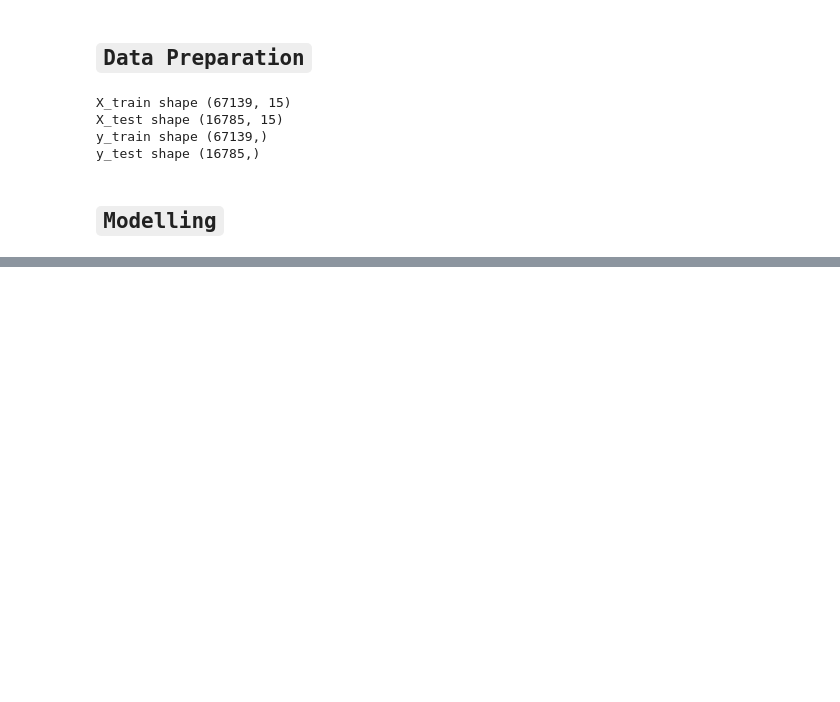
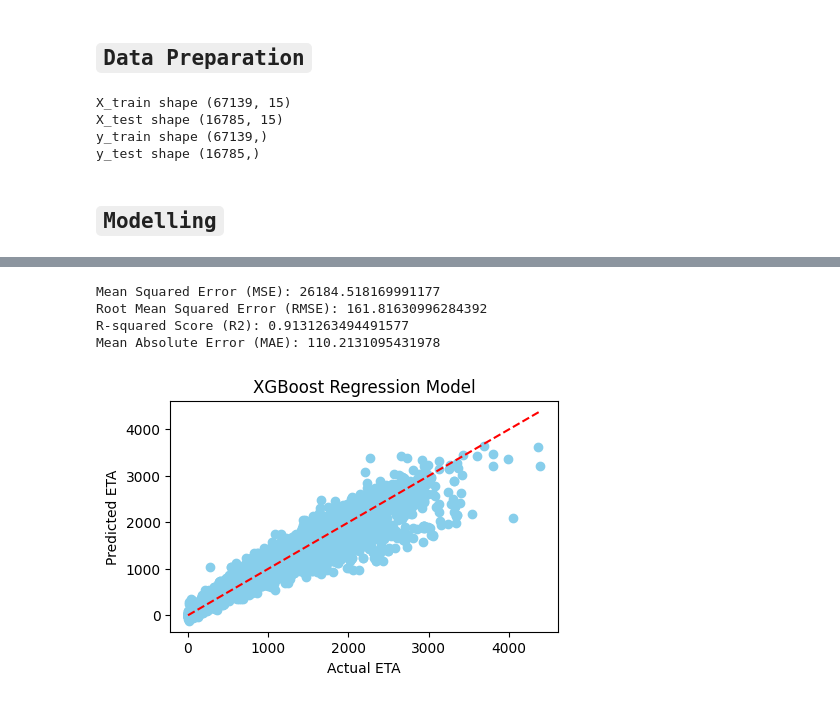
Before and after one commit to murithidenisgitobu/Yassir-Expected-Time-of-Arrival-ETA-Prediction, a Jupyter notebook: Notebook/yassir_notebook.ipynb, the cells around one changed output, grey strips where cells are left out. Cells and saved outputs as stored; diff of their text form; code cells hidden in the pictures; blank space fills up the shorter version.

```diff
--- a/Notebook/yassir_notebook.ipynb
+++ b/Notebook/yassir_notebook.ipynb
@@ -694,0 +843,45 @@ y_test shape (16785,)
+# %%
+# Create a pipeline with StandardScaler and XGBRegressor
+xgb_pipeline = Pipeline([
+    ('scaler', StandardScaler()),  # First step: Scaling the data
+    ('xgb_reg', XGBRegressor())           # Second step: XGBoost Regressor
+])
+
+# Fit the pipeline to the training data
+xgb_pipeline.fit(X_train, y_train)
+
+# Make predictions on the test data
+xgb_y_pred = xgb_pipeline.predict(X_test)
+
+# Calculate the mean squared error (MSE)
+xgb_mse = mean_squared_error(y_test, xgb_y_pred)
+
+# Calculate the root mean squared error (RMSE)
+xgb_rmse = np.sqrt(xgb_mse)
+
+# Calculate the mean absolute error (MAE)
+xgb_mae = mean_absolute_error(y_test, xgb_y_pred)
+
+# Calculate the R-squared score
+xgb_r2 = r2_score(y_test, xgb_y_pred)
+
+# Print the evaluation metrics
+print('Mean Squared Error (MSE):', xgb_mse)
+print('Root Mean Squared Error (RMSE):', xgb_rmse)
+print('R-squared Score (R2):', xgb_r2)
+print('Mean Absolute Error (MAE):', xgb_mae)
+
+# Plot actual vs predicted values
+plt.figure(figsize=(5, 3))
+plt.scatter(y_test, xgb_y_pred, color='skyblue')
+plt.plot([y_test.min(), y_test.max()], [y_test.min(), y_test.max()], 'r--')
+plt.xlabel('Actual ETA')
+plt.ylabel('Predicted ETA')
+plt.title('XGBoost Regression Model')
+plt.show()
+# %% [output]
+Mean Squared Error (MSE): 26184.518169991177
+Root Mean Squared Error (RMSE): 161.81630996284392
+R-squared Score (R2): 0.9131263494491577
+Mean Absolute Error (MAE): 110.2131095431978
+[figure, added]
```
Also changed, not shown: parts of 8 cells of this notebook.
